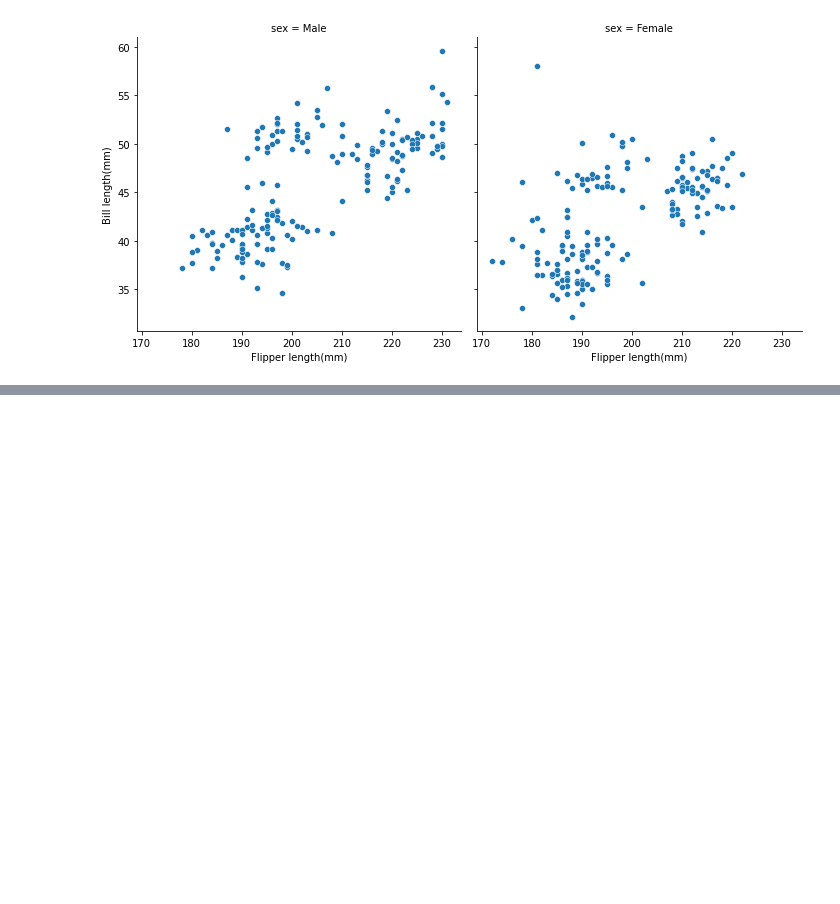
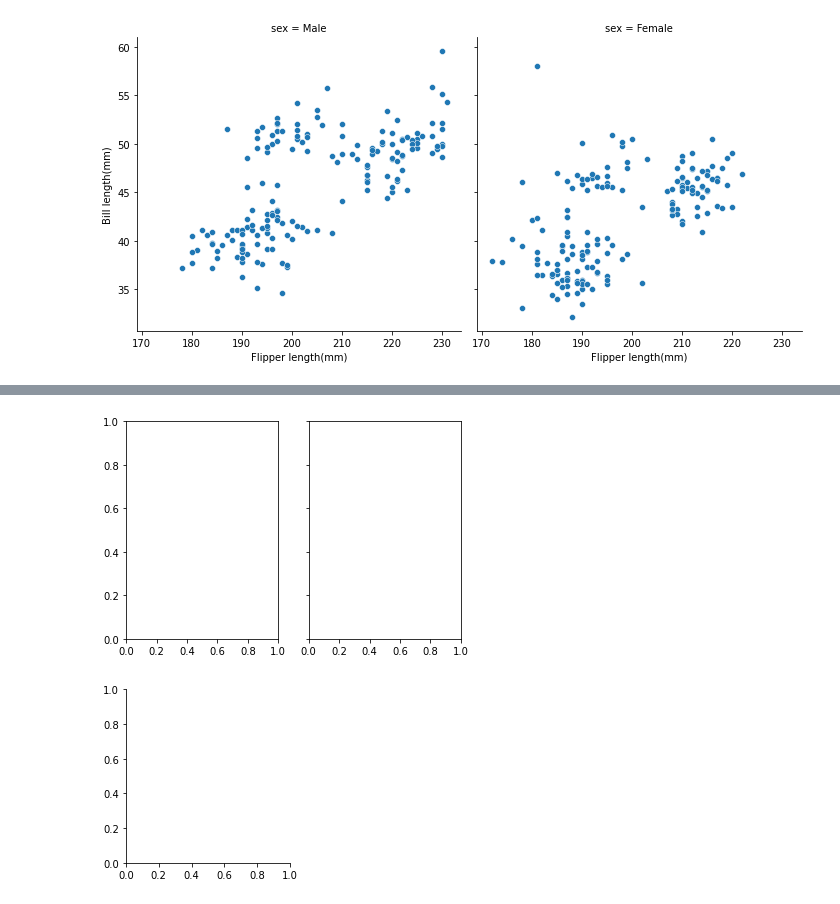
Before and after one commit to kouta0530/jupyter, a Jupyter notebook: practice/plot/overview.ipynb, the cells around one changed output, grey strips where cells are left out. Drawn from its saved outputs; the diff is of its cells as text; code cells hidden in the pictures; blank space fills up the shorter version.

```diff
--- a/practice/plot/overview.ipynb
+++ b/practice/plot/overview.ipynb
@@ -70,0 +75,6 @@ g.set_axis_labels("Flipper length(mm)","Bill length(mm)")
+# %%
+f,ax = plt.subplots(1,2,sharey=True)
+g = sns.FacetGrid(penguins)
+# %% [output]
+[figure, added]
+[figure, added]
```
Also changed, not shown: parts of 3 cells of this notebook.
